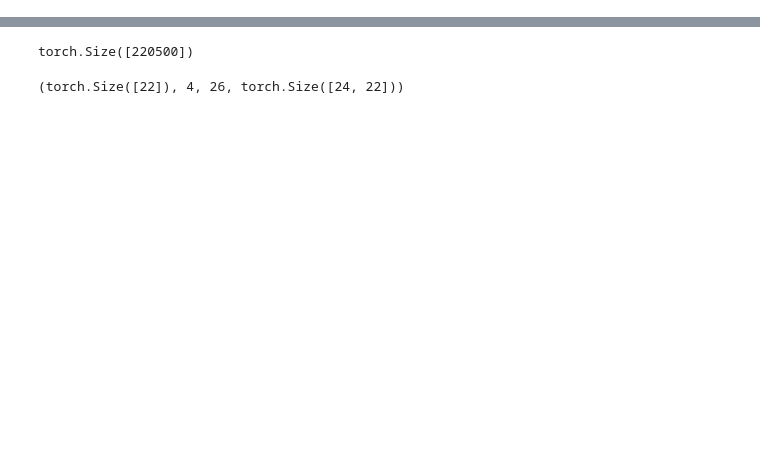
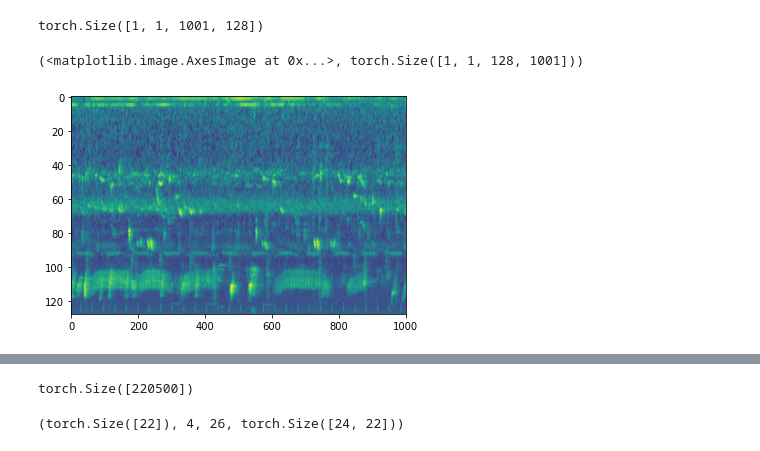
Before and after one commit to skull8888888/forest, a Jupyter notebook: forest.ipynb, the cells around one changed output, grey strips where cells are left out. Cells and saved outputs as stored; diff of their text form; code cells hidden in the pictures; blank space fills up the shorter version.

```diff
--- a/forest.ipynb
+++ b/forest.ipynb
@@ -53,0 +143,7 @@ EfficientNet(
+# %%
+df1 = pd.read_csv('submission.csv')
+df2 = pd.read_csv('submission_863.csv')
+
+df = pd.DataFrame(np.where(df1 > df2, df1, df2), index=df1.index, columns=df1.columns)
+
+df.to_csv('submission.csv', index=False)
@@ -54,3 +265,55 @@ EfficientNet(
+# %%
+# sr = 32000
+# w, sr = librosa.load('train_32000/train/dbff7c138.flac', sr)
+# w = w[:sr*10]
+
+# augment = Compose([
+#     AddGaussianSNR(min_SNR=0.1, max_SNR=3.0, p=0.5)
+#     ])
+
+# w = augment(w, sr)
+sr = 32000
+window_size=2048
+hop_size=320
+mel_bins=128
+fmin=50
+fmax=15000
+
+window = 'hann'
+center = True
+pad_mode = 'reflect'
+ref = 1.0
+amin = 1e-10
+top_db = None
+
+# Spectrogram extractor
+spectrogram_extractor = Spectrogram(n_fft=window_size, hop_length=hop_size,
+    win_length=window_size, window=window, center=center, pad_mode=pad_mode,
+    freeze_parameters=True)
+
+# Logmel feature extractor
+logmel_extractor = LogmelFilterBank(sr=sr, n_fft=window_size,
+    n_mels=mel_bins, fmin=fmin, fmax=fmax, ref=ref, amin=amin, top_db=top_db,
+    freeze_parameters=True)
+
+# Spec augmenter
+spec_augmenter = SpecAugmentation(time_drop_width=64, time_stripes_num=4,
+    freq_drop_width=2, freq_stripes_num=2)
+
+# x = torch.from_numpy(w)[None,:]
+
+x = spectrogram_extractor(w[None,:])   # (batch_size, 1, time_steps, freq_bins)
+x = logmel_extractor(x)    # (batch_size, 1, time_steps, mel_bins)
+
+# x = spec_augmenter(x)
+
+print(x.shape)
+x = x.transpose(2,3)
+plt.imshow(x[0,0,:,:], aspect='auto'), x.shape
+# %% [output]
+torch.Size([1, 1, 1001, 128])
+(<matplotlib.image.AxesImage at 0x...>, torch.Size([1, 1, 128, 1001]))
+[figure, added]
 # %%
 from sklearn.model_selection import StratifiedKFold
 
```
Also changed, not shown: parts of 19 cells of this notebook, 6 other files.
